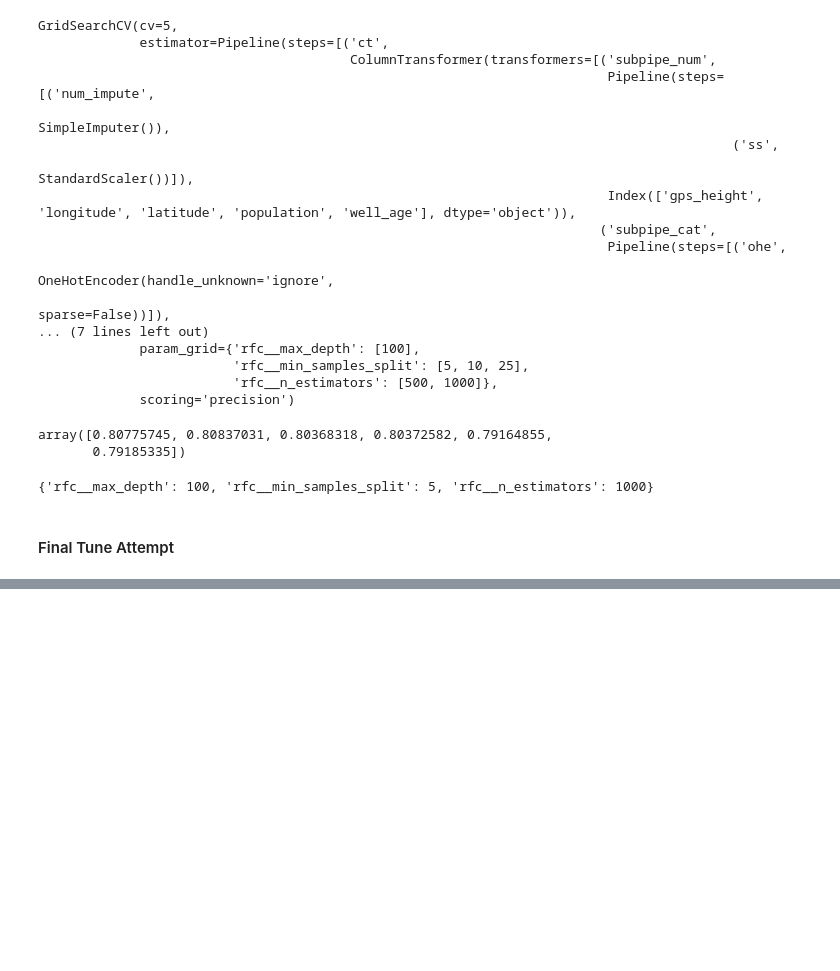
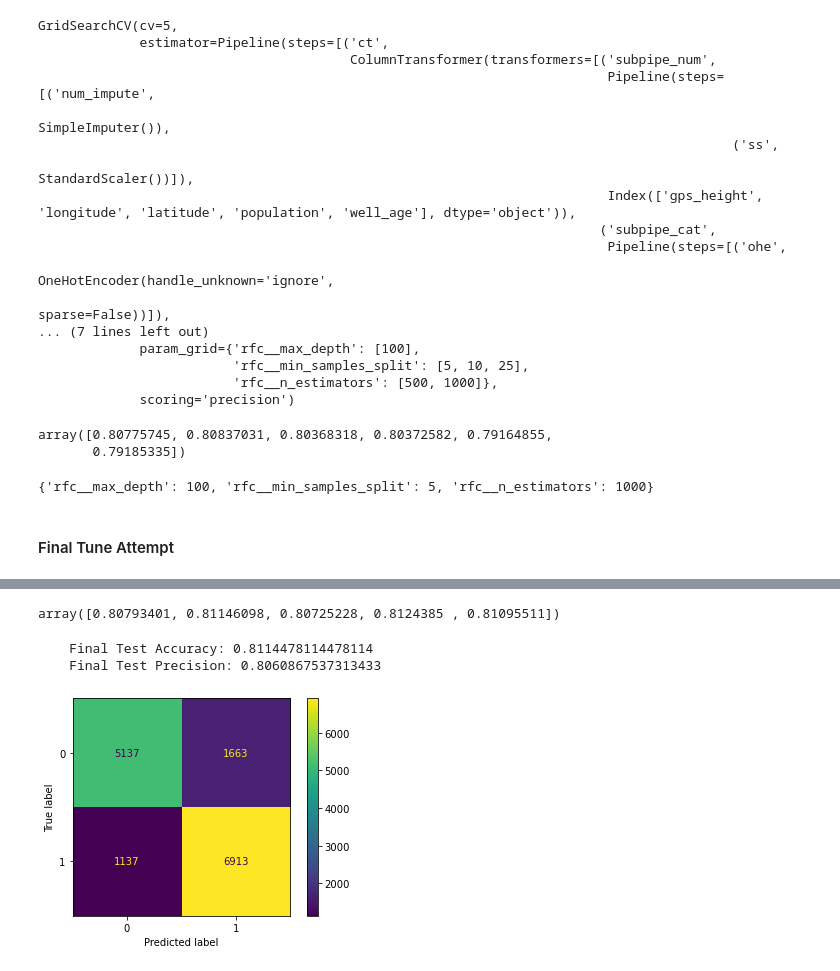
Before and after one commit to Noptov/Water-Wells-Project, a Jupyter notebook: Modeling.ipynb, the cells around one changed output, grey strips where cells are left out. Drawn from its saved outputs; the diff is of its cells as text; code cells hidden in the pictures; blank space fills up the shorter version.

Commit message:
Settled on and scored Final Model

```diff
--- a/Modeling.ipynb
+++ b/Modeling.ipynb
@@ -714,0 +744,7 @@ gs5_4.fit(X_train, y_train)
+# %%
+final_pipe = Pipeline(steps=[
+    ('ct',ct),
+    ('rfc', RandomForestClassifier(max_depth=100, n_estimators=1000, random_state=52))
+    ])
+# %%
+final_pipe.fit(X_train, y_train)
@@ -714,0 +770,17 @@ gs5_4.fit(X_train, y_train)
+# %%
+# Forgot to include min_samples_split=3 in params, decided to test that change and it increased precision
+cross_val_score(final_pipe, X_train, y_train, scoring='precision')
+# %% [output]
+array([0.80793401, 0.81146098, 0.80725228, 0.8124385 , 0.81095511])
+# %%
+print(f"""
+    Final Test Accuracy: {accuracy_score(y_test, final_pipe.predict(X_test))}
+    Final Test Precision: {precision_score(y_test, final_pipe.predict(X_test))}
+""")
+# %% [output]
+    Final Test Accuracy: 0.8114478114478114
+    Final Test Precision: 0.8060867537313433
+# %%
+plot_confusion_matrix(final_pipe, X_test, y_test);
+# %% [output]
+[figure, added]
```
Also changed, not shown: parts of 8 cells of this notebook, 2 other files.
